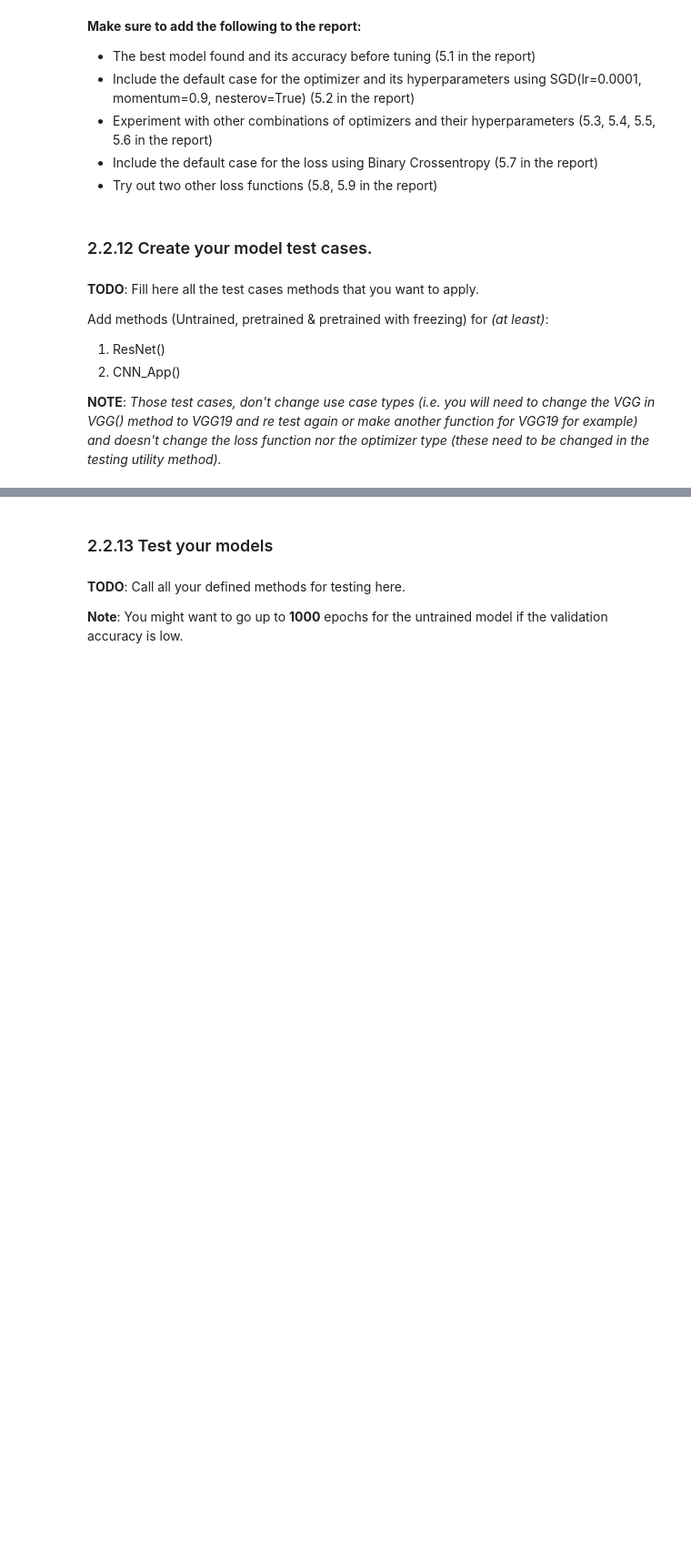
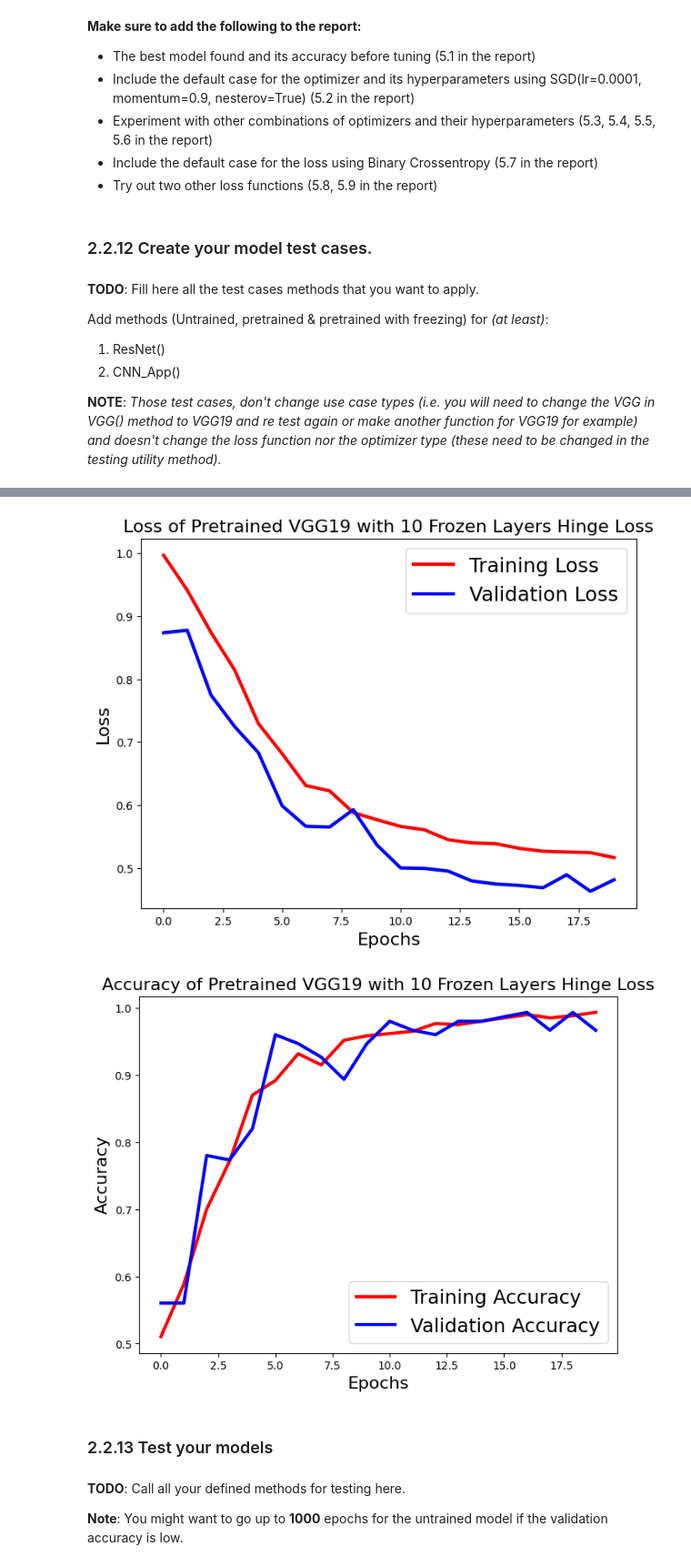
Before and after one commit to Peter-aziz/ML, a Jupyter notebook: Labs/lab3/Lab3.ipynb, the cells around one changed output, grey strips where cells are left out. Shown at 91% size. Saved outputs shown, nothing was run; the diff lists cells and outputs as text; code cells hidden in the pictures; blank space fills up the shorter version.

```diff
--- a/Labs/lab3/Lab3.ipynb
+++ b/Labs/lab3/Lab3.ipynb
@@ -781,3 +811,23 @@ def make_model(pretrained=True, freeze_layers=False, number_of_frozen_layers=0,
+# %%
+def make_model(pretrained=True, freeze_layers=False, number_of_frozen_layers=0, model_selection="VGG19"):
+    input_shape = (224, 224, 3)  # updated from 64x64
+
+    if model_selection == "Custom":
+        model, model_name = CustomCNN(input_shape)
+    elif model_selection == "VGG16":
+        model, model_name = VGG(pretrained, input_shape, model_name="VGG16")
+    elif model_selection == "VGG19":
+        model, model_name = VGG(pretrained, input_shape, model_name="VGG19")
+    elif model_selection == "ResNet":
+        model, model_name = ResNet(pretrained, input_shape)
+    else:
+        model, model_name = CNN_App(pretrained, input_shape)
+
+    if freeze_layers:
+        model = freeze(model, number_of_frozen_layers)
+        model_name = model_name + " with " + str(number_of_frozen_layers) + " Frozen Layers"
+
+    return model, model_name
 # %% [markdown]
 ### 2.2.11 Testing model utility method
 # %% [markdown]
@@ -830,3 +957,13 @@ Add methods (Untrained, pretrained & pretrained with freezing) for *(at least)*:
 2. CNN_App()
 
 **NOTE**: *Those test cases, don't change use case types (i.e. you will need to change the VGG in VGG() method to VGG19 and re test again or make another function for VGG19 for example) and doesn't change the loss function nor the optimizer type (these need to be changed in the testing utility method).*
+# %%
+#test_model_5_2(20) - delete
+#test_model_5_3(20)
+#test_model_5_4(20)
+#test_model_5_5(20)
+#test_model_5_6(20)
+#test_model_5_7(20)
+#test_model_5_8(20)
+test_model_5_9(20)
+# %% [output]
@@ -833,3 +987,5 @@ Add methods (Untrained, pretrained & pretrained with freezing) for *(at least)*:
+[figure, added]
+[figure, added]
 # %%
 def test_custom_CNN(epochs=20, print_summary=True, plot_results=True):
     model, model_name = make_model(False, False, 0, "Custom")
```
Also changed, not shown: parts of 6 cells of this notebook.
